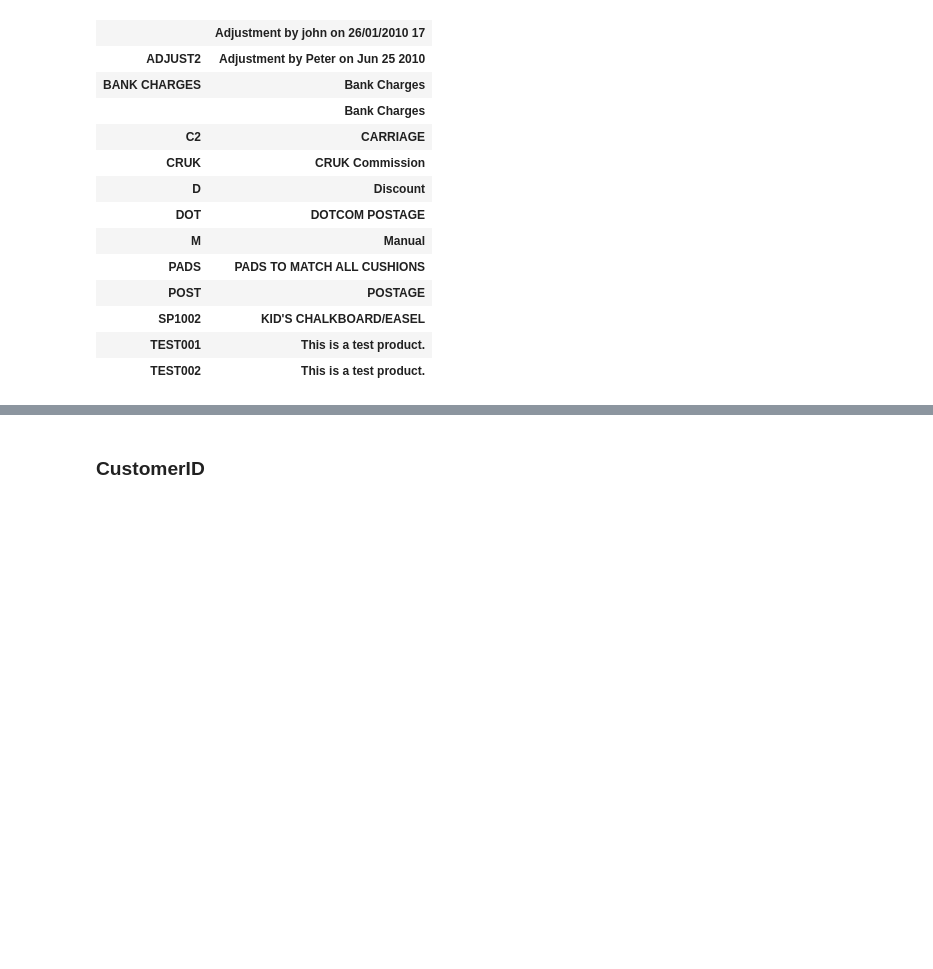
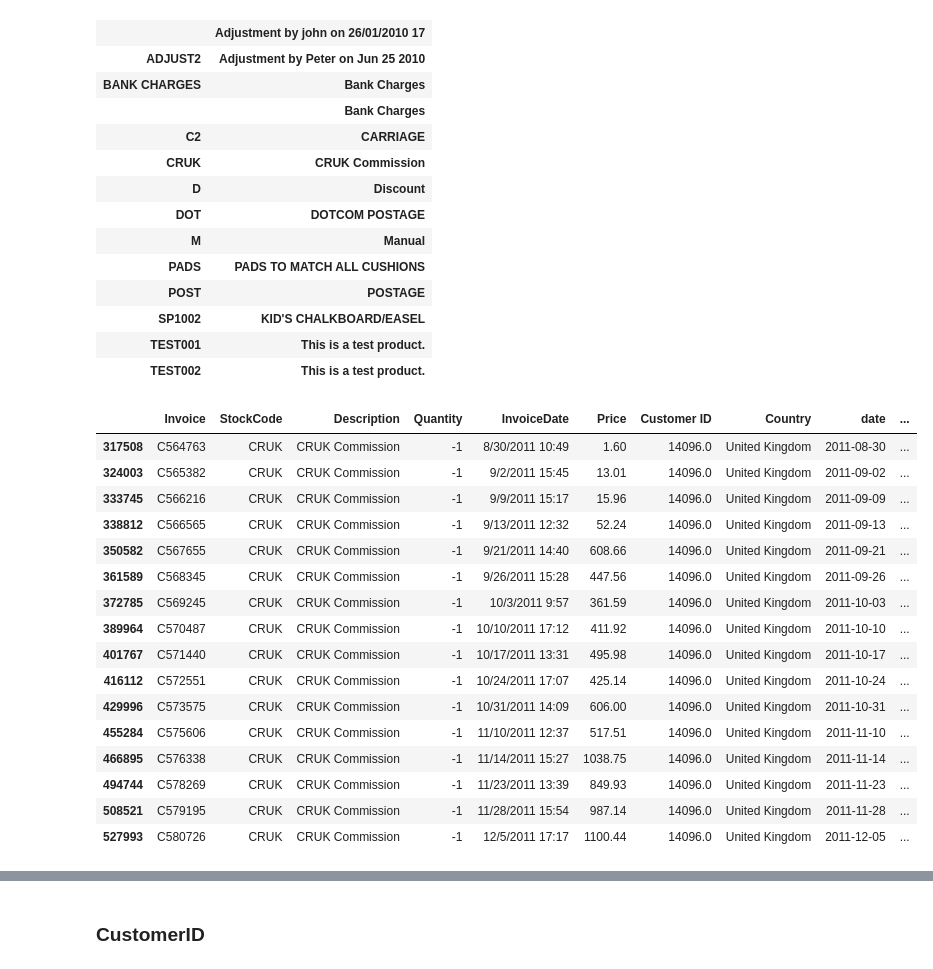
Before and after one commit to solyourock/growth, a Jupyter notebook: marketing.ipynb, the cells around one changed output, grey strips where cells are left out. Drawn from its saved outputs; the diff is of its cells as text; code cells hidden in the pictures; blank space fills up the shorter version.

```diff
--- a/marketing.ipynb
+++ b/marketing.ipynb
@@ -249,0 +256,20 @@ a[['StockCode', 'Description']].groupby(['StockCode', 'Description']).count()
+# %%
+data[data['StockCode'] == 'CRUK']
+# %% [output]
+|  | Invoice | StockCode | Description | Quantity | InvoiceDate | Price | Customer ID | Country | date | ... |
+| 317508 | C564763 | CRUK | CRUK Commission | -1 | 8/30/2011 10:49 | 1.60 | 14096.0 | United Kingdom | 2011-08-30 | ... |
+| 324003 | C565382 | CRUK | CRUK Commission | -1 | 9/2/2011 15:45 | 13.01 | 14096.0 | United Kingdom | 2011-09-02 | ... |
+| 333745 | C566216 | CRUK | CRUK Commission | -1 | 9/9/2011 15:17 | 15.96 | 14096.0 | United Kingdom | 2011-09-09 | ... |
+| 338812 | C566565 | CRUK | CRUK Commission | -1 | 9/13/2011 12:32 | 52.24 | 14096.0 | United Kingdom | 2011-09-13 | ... |
+| 350582 | C567655 | CRUK | CRUK Commission | -1 | 9/21/2011 14:40 | 608.66 | 14096.0 | United Kingdom | 2011-09-21 | ... |
+| 361589 | C568345 | CRUK | CRUK Commission | -1 | 9/26/2011 15:28 | 447.56 | 14096.0 | United Kingdom | 2011-09-26 | ... |
+| 372785 | C569245 | CRUK | CRUK Commission | -1 | 10/3/2011 9:57 | 361.59 | 14096.0 | United Kingdom | 2011-10-03 | ... |
+| 389964 | C570487 | CRUK | CRUK Commission | -1 | 10/10/2011 17:12 | 411.92 | 14096.0 | United Kingdom | 2011-10-10 | ... |
+| 401767 | C571440 | CRUK | CRUK Commission | -1 | 10/17/2011 13:31 | 495.98 | 14096.0 | United Kingdom | 2011-10-17 | ... |
+| 416112 | C572551 | CRUK | CRUK Commission | -1 | 10/24/2011 17:07 | 425.14 | 14096.0 | United Kingdom | 2011-10-24 | ... |
+| 429996 | C573575 | CRUK | CRUK Commission | -1 | 10/31/2011 14:09 | 606.00 | 14096.0 | United Kingdom | 2011-10-31 | ... |
+| 455284 | C575606 | CRUK | CRUK Commission | -1 | 11/10/2011 12:37 | 517.51 | 14096.0 | United Kingdom | 2011-11-10 | ... |
+| 466895 | C576338 | CRUK | CRUK Commission | -1 | 11/14/2011 15:27 | 1038.75 | 14096.0 | United Kingdom | 2011-11-14 | ... |
+| 494744 | C578269 | CRUK | CRUK Commission | -1 | 11/23/2011 13:39 | 849.93 | 14096.0 | United Kingdom | 2011-11-23 | ... |
+| 508521 | C579195 | CRUK | CRUK Commission | -1 | 11/28/2011 15:54 | 987.14 | 14096.0 | United Kingdom | 2011-11-28 | ... |
+| 527993 | C580726 | CRUK | CRUK Commission | -1 | 12/5/2011 17:17 | 1100.44 | 14096.0 | United Kingdom | 2011-12-05 | ... |
```
Also changed, not shown: parts of 45 cells of this notebook.
